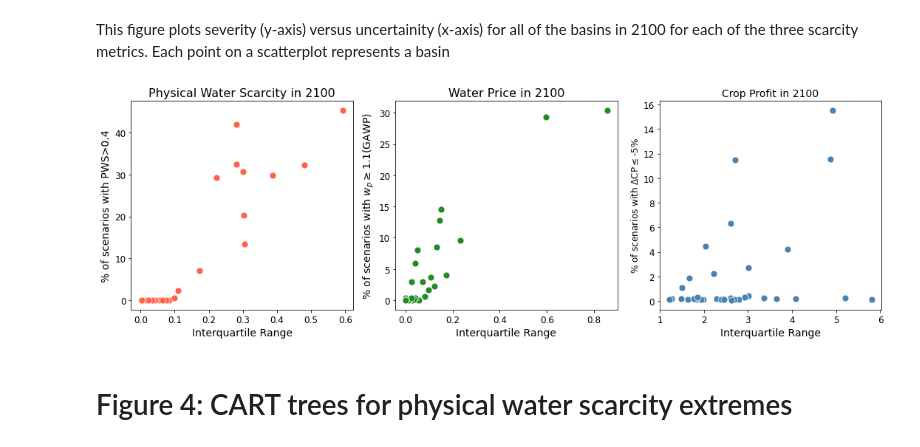
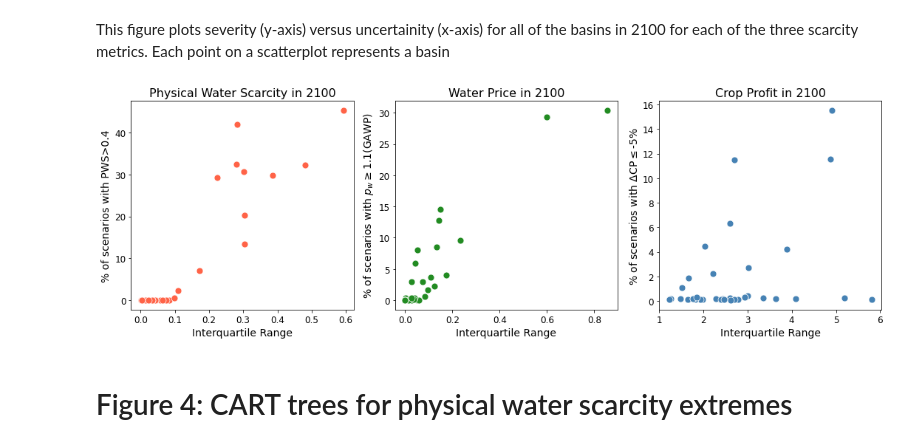
Before and after one commit to abirnb01/birnbaum-etal_2022_LACwaterscarcity, a Jupyter notebook: scripts/main_figures/main_figures_script.ipynb, the cells around one changed output. Cells and saved outputs as stored; diff of their text form; code cells hidden in the pictures.

Commit message:
Updated Main Figures (figure 3)

```diff
--- a/scripts/main_figures/main_figures_script.ipynb
+++ b/scripts/main_figures/main_figures_script.ipynb
@@ -339,31 +339,31 @@ stats_yr = df_stats[df_stats.year==yr] #specify that the year is 2100
 # %%
 #PLOT
 fig,(ax1,ax2,ax3) = plt.subplots(1,3,figsize=(15,5))
 
 sns.scatterplot(ax=ax1,data=stats_yr,x='unc_pws',y='sev_pws',s=80,color='tomato')
 ax1.set_title('Physical Water Scarcity in '+str(yr),fontsize=16)
 ax1.set_ylabel('% of scenarios with PWS>0.4',fontsize=14)
 ax1.set_xlabel('Interquartile Range',fontsize=14)
 
 sns.scatterplot(ax=ax2,data=stats_yr,x='unc_wprice',y='sev_wprice',s=80,color='forestgreen')
 ax2.set_title('Water Price in '+str(yr),fontsize=16)
-ax2.set_ylabel('% of scenarios with $w_{p}$$\geq$1.1(GAWP)',fontsize=14)
+ax2.set_ylabel('% of scenarios with $p_{w}$$\geq$1.1(GAWP)',fontsize=14)
 ax2.set_xlabel('Interquartile Range',fontsize=14)
 
 sns.scatterplot(ax=ax3,data=stats_yr,x='unc_profit',y='sev_profit',s=80,color='steelblue')
-ax3.set_title('Crop Profit in '+str(yr),fontsize=14)
-ax3.set_ylabel('% of scenarios with $\Delta$CP$\leq$-5%',fontsize=12)
+ax3.set_title('Crop Profit in '+str(yr),fontsize=16)
+ax3.set_ylabel('% of scenarios with $\Delta$CP$\leq$-5%',fontsize=14)
 ax3.set_xlabel('Interquartile Range',fontsize=14)
 
 #change tick label size
 ax1.tick_params(axis='both', which='major', labelsize=12)
 ax2.tick_params(axis='both', which='major', labelsize=12)
 ax3.tick_params(axis='both', which='major', labelsize=12)
 
 plt.tight_layout()
 plt.show()
 # %% [output]
-[figure, old version]
+[figure, new version]
 # %% [markdown]
 # Figure 4: CART trees for physical water scarcity extremes
 # %% [markdown]
```
